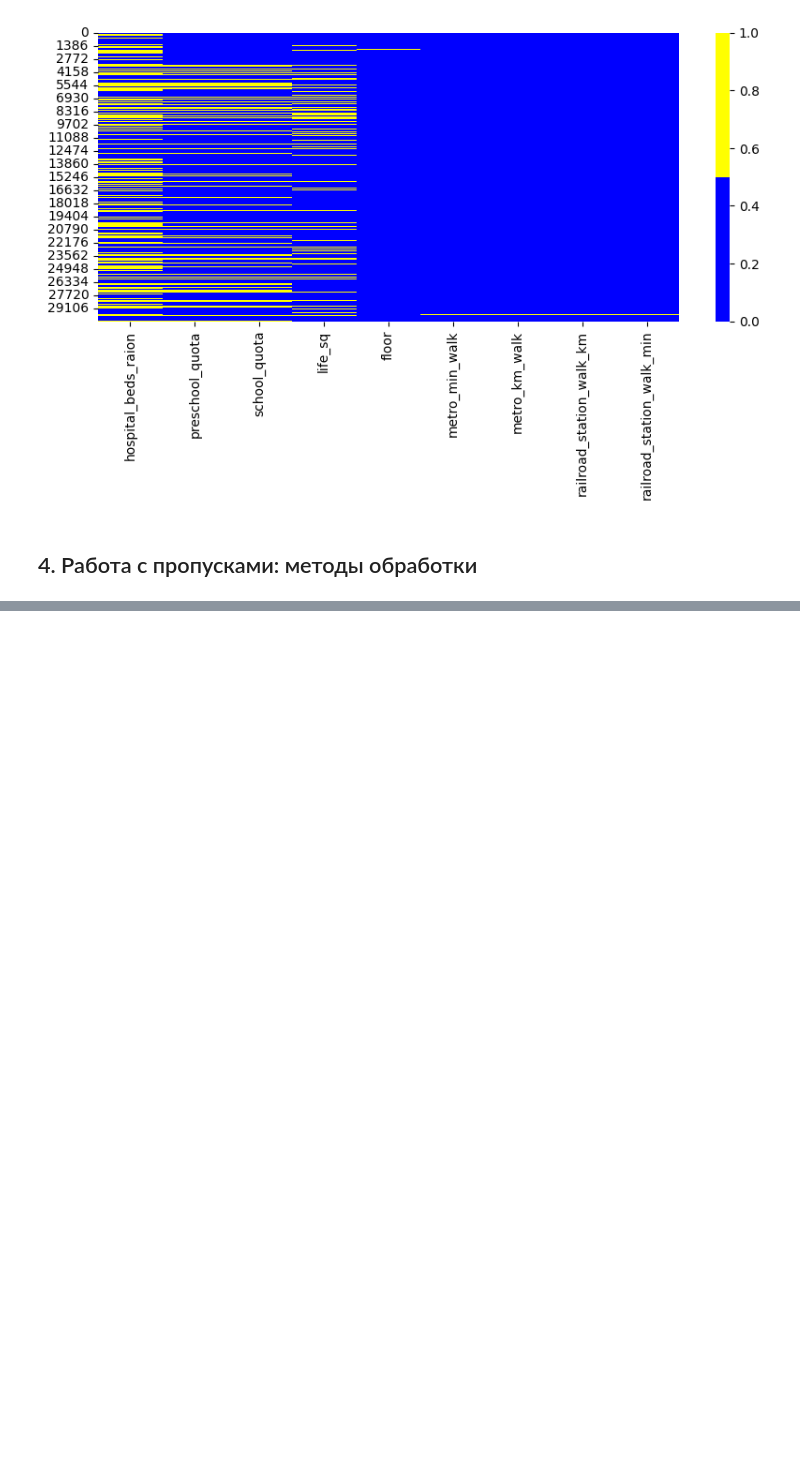
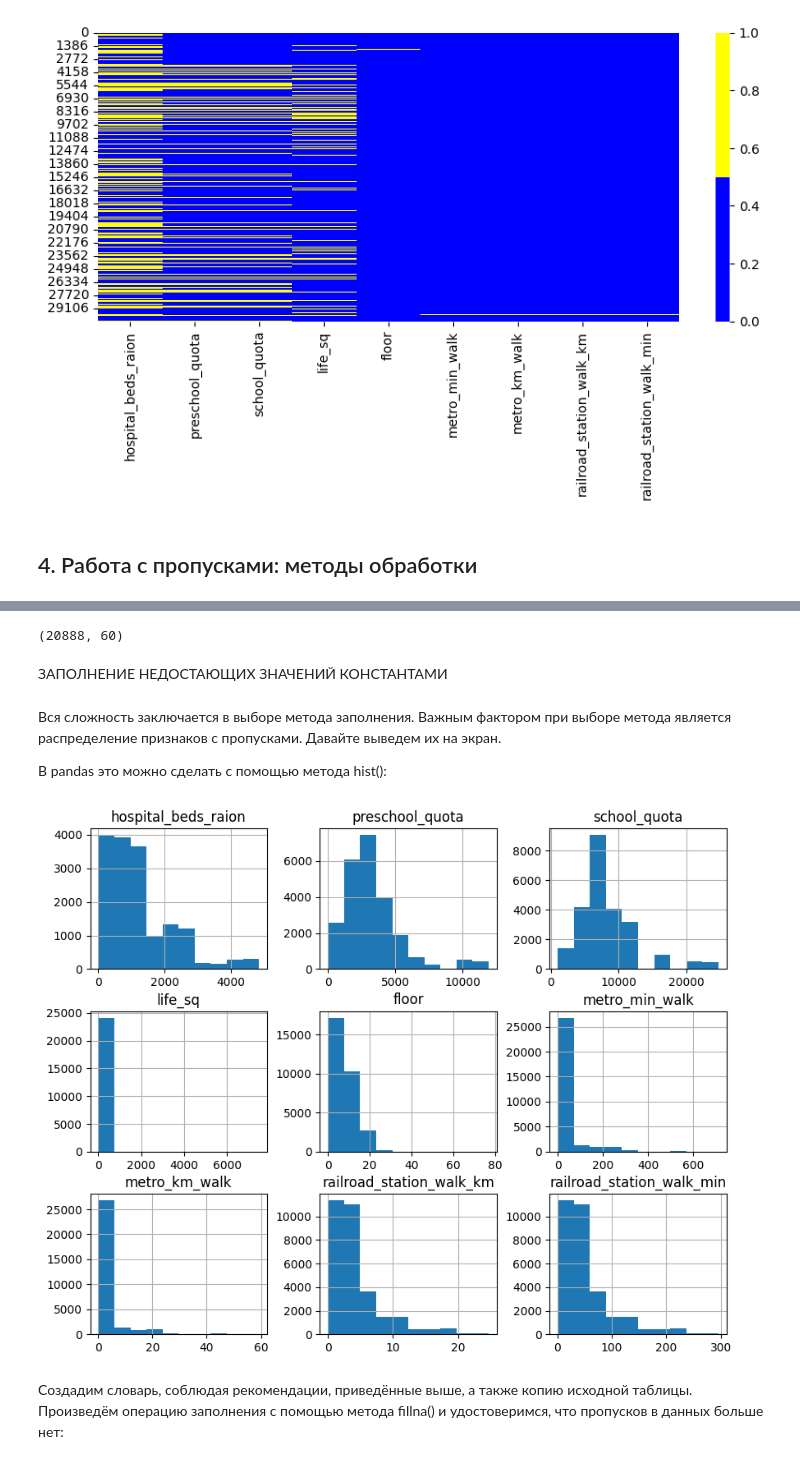
Before and after one commit to the0fedor/SF_DS, a Jupyter notebook: SkillFactory/P-14 datacleaning/theory.ipynb, the cells around one changed output, grey strips where cells are left out. Saved outputs shown, nothing was run; the diff lists cells and outputs as text; code cells hidden in the pictures; blank space fills up the shorter version.

```diff
--- a/SkillFactory/P-14 datacleaning/theory.ipynb
+++ b/SkillFactory/P-14 datacleaning/theory.ipynb
@@ -110,0 +151,17 @@ ax = sns.heatmap(
+# %%
+print(drop_data.shape)
+# %% [output]
+(20888, 60)
+# %% [markdown]
+ЗАПОЛНЕНИЕ НЕДОСТАЮЩИХ ЗНАЧЕНИЙ КОНСТАНТАМИ
+# %% [markdown]
+Вся сложность заключается в выборе метода заполнения. Важным фактором при выборе метода является распределение признаков с пропусками. Давайте выведем их на экран.
+
+В pandas это можно сделать с помощью метода hist():
+# %%
+cols = cols_with_null.index
+sber_data[cols].hist(figsize=(10, 8));
+# %% [output]
+[figure, added]
+# %% [markdown]
+Создадим словарь, соблюдая рекомендации, приведённые выше, а также копию исходной таблицы. Произведём операцию заполнения с помощью метода fillna() и удостоверимся, что пропусков в данных больше нет:
```
Also changed, not shown: parts of 16 cells of this notebook.
